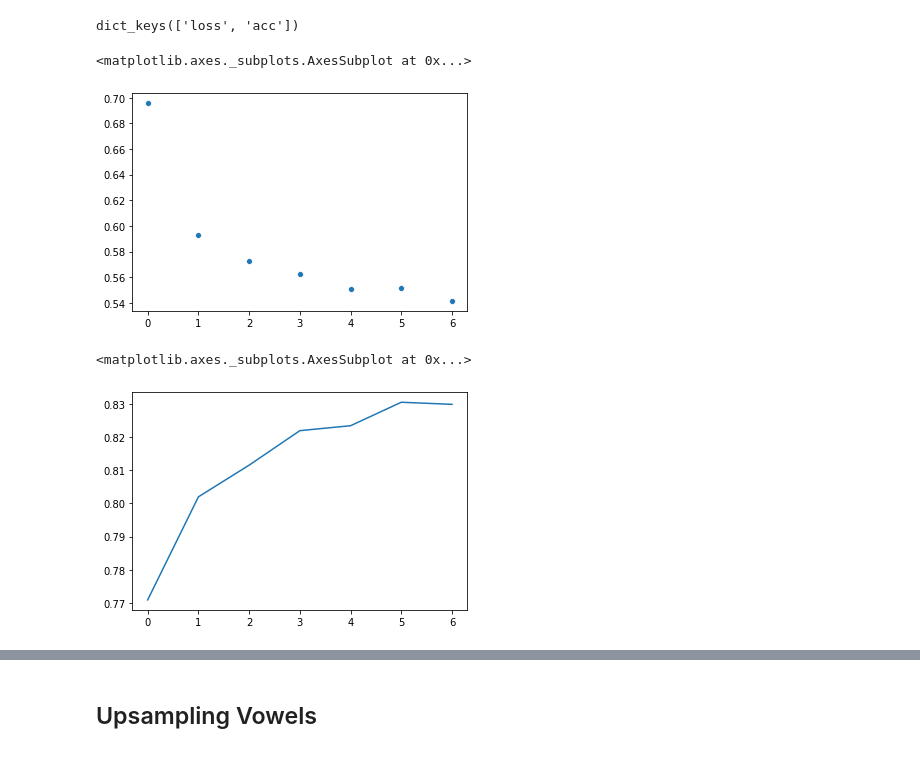
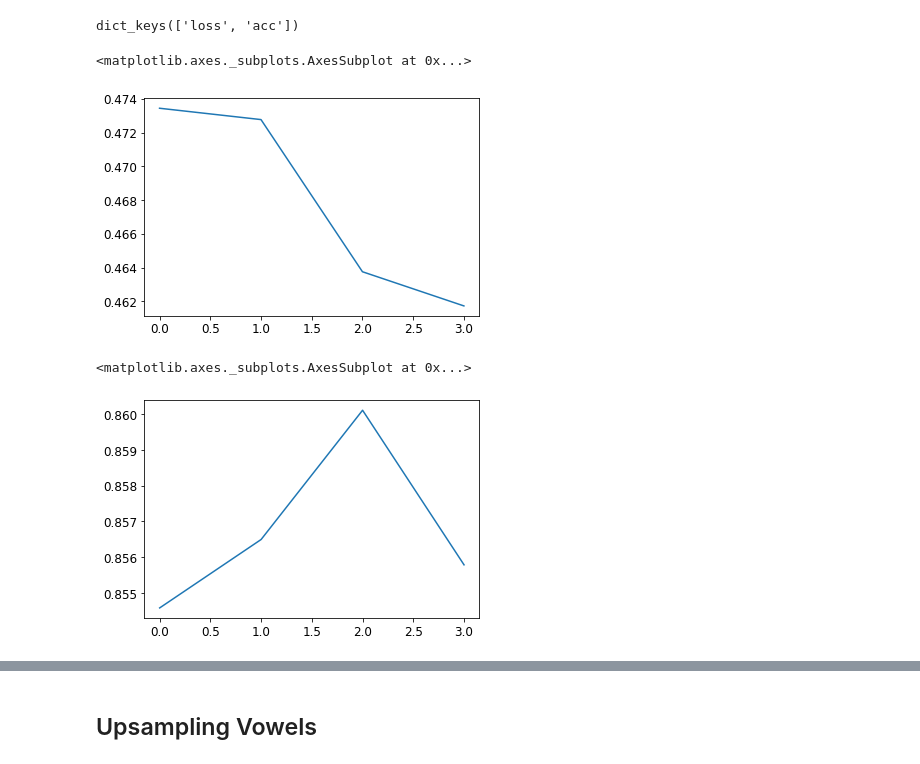
Before and after one commit to gregfeliu/Vowel_Finder, a Jupyter notebook: Testing_Classification_Models.ipynb, the cells around one changed output, grey strips where cells are left out. Drawn from its saved outputs; the diff is of its cells as text; code cells hidden in the pictures.

```diff
--- a/Testing_Classification_Models.ipynb
+++ b/Testing_Classification_Models.ipynb
@@ -528,3 +531,6 @@ y_train.shape
+# %%
+es = EarlyStopping(monitor = 'acc', mode = 'auto', patience = 3, min_delta = 0.01)
+mcp = ModelCheckpoint('history', monitor= 'acc', mode = 'auto', save_best_only=True)
 # %% [markdown]
 ## Vanilla Neural Networks
 # %% [markdown]
@@ -551,10 +538,7 @@ model.compile(loss='binary_crossentropy', optimizer='adam', metrics=['accuracy']
-# %%
-es = EarlyStopping(monitor = 'acc', mode = 'auto', patience = 3, min_delta = 0.05)
-mcb = ModelCheckpoint('history', monitor= 'acc', mode = 'auto', verbose = 1, save_best_only=True)
 # %%
 history = model.fit(X_train, y_train,
                     batch_size=64,
                     epochs=75,
-                   callbacks = [es, mcb])
+                   callbacks = [es, mcp])
 # %% [output]
 Epoch 1/75
@@ -672,8 +615,8 @@ model2.compile(loss='binary_crossentropy', optimizer='adam', metrics=['accuracy'
 # %%
-history2 = model2.fit(X_train, y_train,
+history2 = model.fit(X_train, y_train,
                     batch_size=64,
                     epochs=75,
-                   callbacks = [es, mcb],
+                   callbacks = [es, mcp],
                     class_weight=weights)
 # %% [output]
 Epoch 1/75
@@ -701,15 +635,15 @@ history_dict2.keys()
 dict_keys(['loss', 'acc'])
 # %%
 # Plot the loss vs the number of epoch
-sns.scatterplot(x = range(len(history_dict2['loss'])), y=history_dict2['loss'])
+sns.lineplot(x = range(len(history_dict2['loss'])), y=history_dict2['loss'])
 # %% [output]
 <matplotlib.axes._subplots.AxesSubplot at 0x...>
-[figure, old version]
+[figure, new version]
 # %%
 # Plot the training accuracy vs the number of epochs
 sns.lineplot(x = range(len(history_dict2['acc'])), y=history_dict2['acc'])
 # %% [output]
 <matplotlib.axes._subplots.AxesSubplot at 0x...>
-[figure, old version]
+[figure, new version]
 # %%
 # Output (probability) predictions for the test set
```
Also changed, not shown: parts of 106 cells of this notebook, 1 other file.
